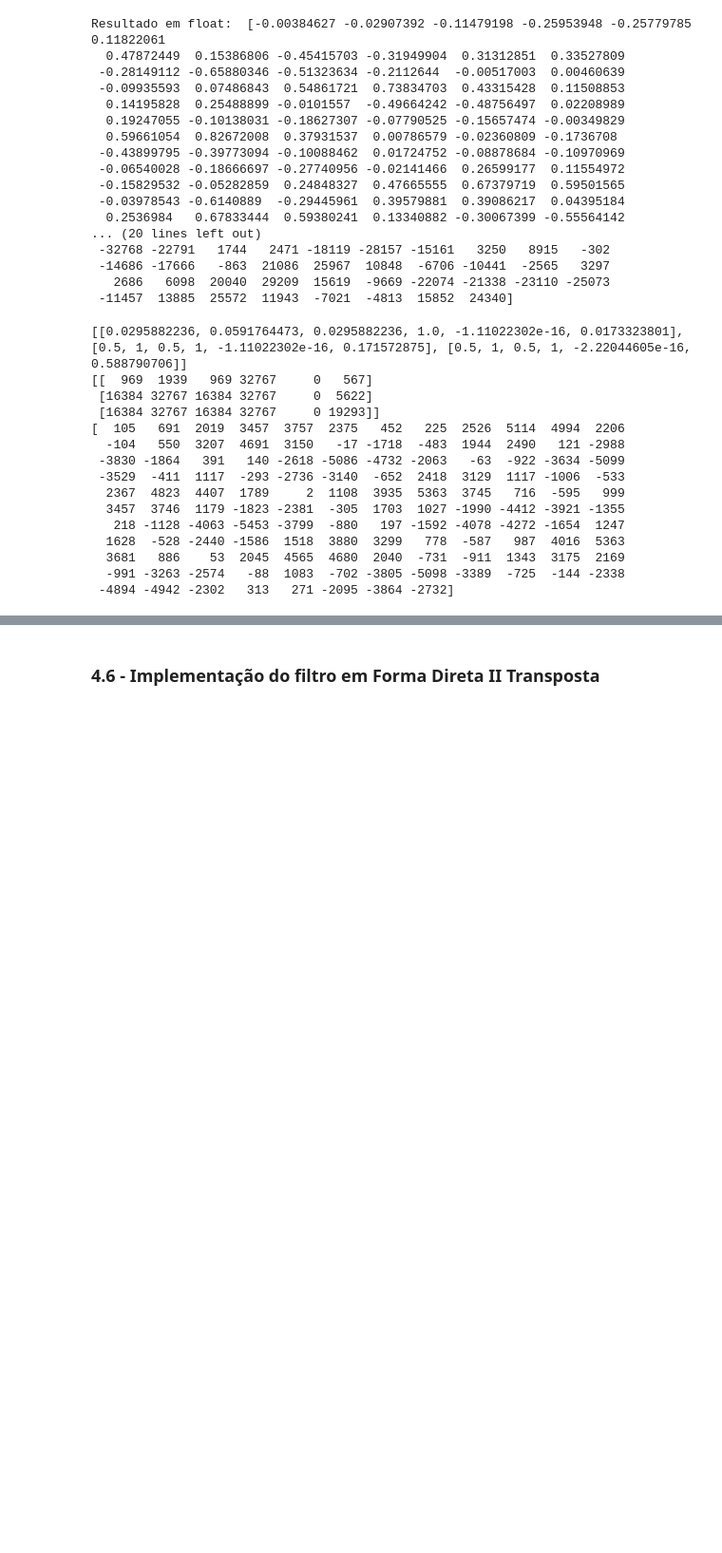
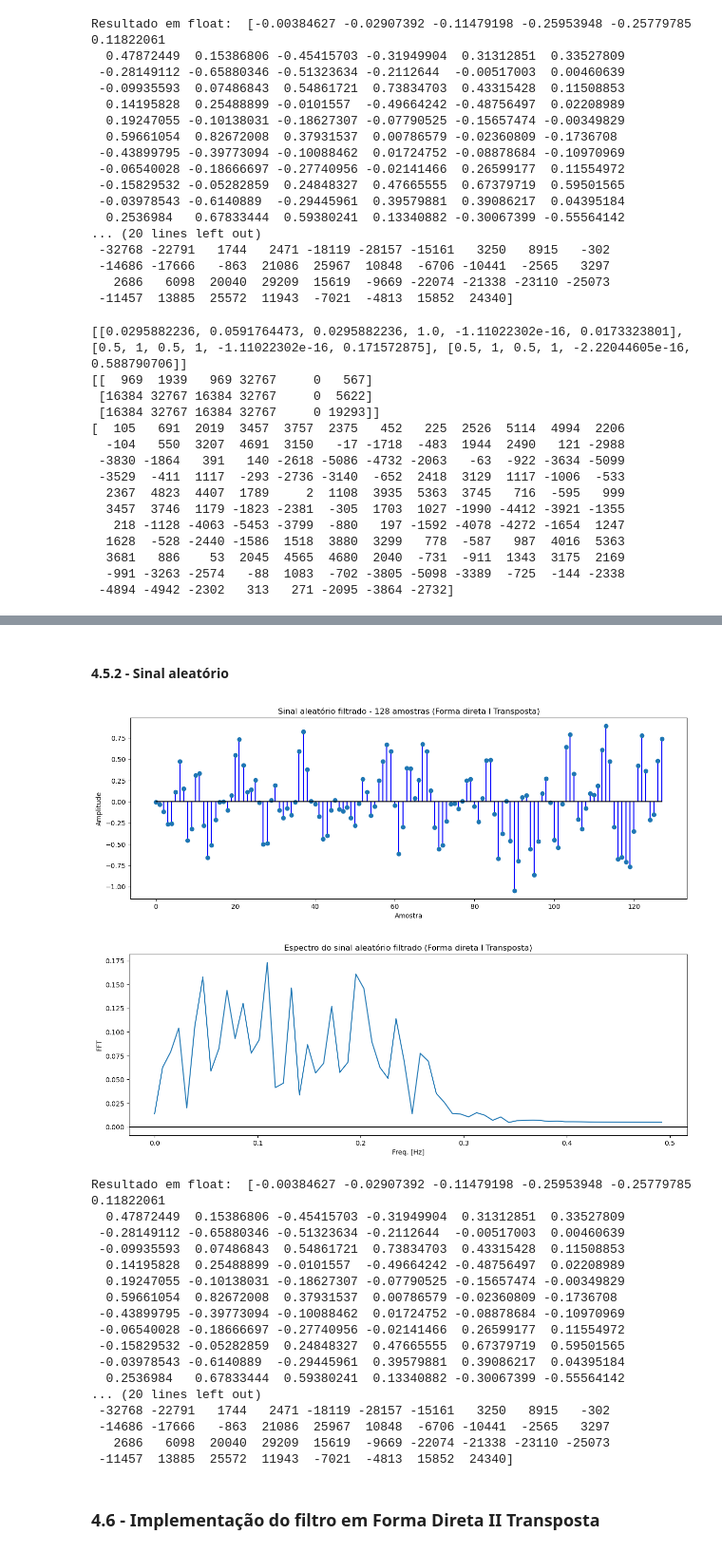
Before and after one commit to LabIII2021-2/Trabalho1, a Jupyter notebook: Python/Filtro_IIR.ipynb, the cells around one changed output, grey strips where cells are left out. Shown at 95% size. Cells and saved outputs as stored; diff of their text form; code cells hidden in the pictures; blank space fills up the shorter version.

```diff
--- a/Python/Filtro_IIR.ipynb
+++ b/Python/Filtro_IIR.ipynb
@@ -529,3 +581,32 @@ print(float_to_q15(y))
+# %% [markdown]
+#### 4.5.2 - Sinal aleatório
+# %%
+y_random = butterworthIIRTypeITransposed(random_samples, num, den)
+plotarAmostras(y_random, "Sinal aleatório filtrado - 128 amostras (Forma direta I Transposta)")
+plotarSinalFreq(y_random, 128, 1, "Espectro do sinal aleatório filtrado (Forma direta I Transposta)")
+print("Resultado em float: ", y_random)
+print()
+print("Resultado em Q15: ", float_to_q15(y_random))
+# %% [output]
+[figure, added]
+[figure, added]
+Resultado em float:  [-0.00384627 -0.02907392 -0.11479198 -0.25953948 -0.25779785  0.11822061
+  0.47872449  0.15386806 -0.45415703 -0.31949904  0.31312851  0.33527809
+ -0.28149112 -0.65880346 -0.51323634 -0.2112644  -0.00517003  0.00460639
+ -0.09935593  0.07486843  0.54861721  0.73834703  0.43315428  0.11508853
+  0.14195828  0.25488899 -0.0101557  -0.49664242 -0.48756497  0.02208989
+  0.19247055 -0.10138031 -0.18627307 -0.07790525 -0.15657474 -0.00349829
+  0.59661054  0.82672008  0.37931537  0.00786579 -0.02360809 -0.1736708
+ -0.43899795 -0.39773094 -0.10088462  0.01724752 -0.08878684 -0.10970969
+ -0.06540028 -0.18666697 -0.27740956 -0.02141466  0.26599177  0.11554972
+ -0.15829532 -0.05282859  0.24848327  0.47665555  0.67379719  0.59501565
+ -0.03978543 -0.6140889  -0.29445961  0.39579881  0.39086217  0.04395184
+  0.2536984   0.67833444  0.59380241  0.13340882 -0.30067399 -0.55564142
+... (20 lines left out)
+ -32768 -22791   1744   2471 -18119 -28157 -15161   3250   8915   -302
+ -14686 -17666   -863  21086  25967  10848  -6706 -10441  -2565   3297
+   2686   6098  20040  29209  15619  -9669 -22074 -21338 -23110 -25073
+ -11457  13885  25572  11943  -7021  -4813  15852  24340]
 # %% [markdown]
 ### 4.6 - Implementação do filtro em Forma Direta II Transposta
 # %%
```
Also changed, not shown: parts of 9 cells of this notebook.
